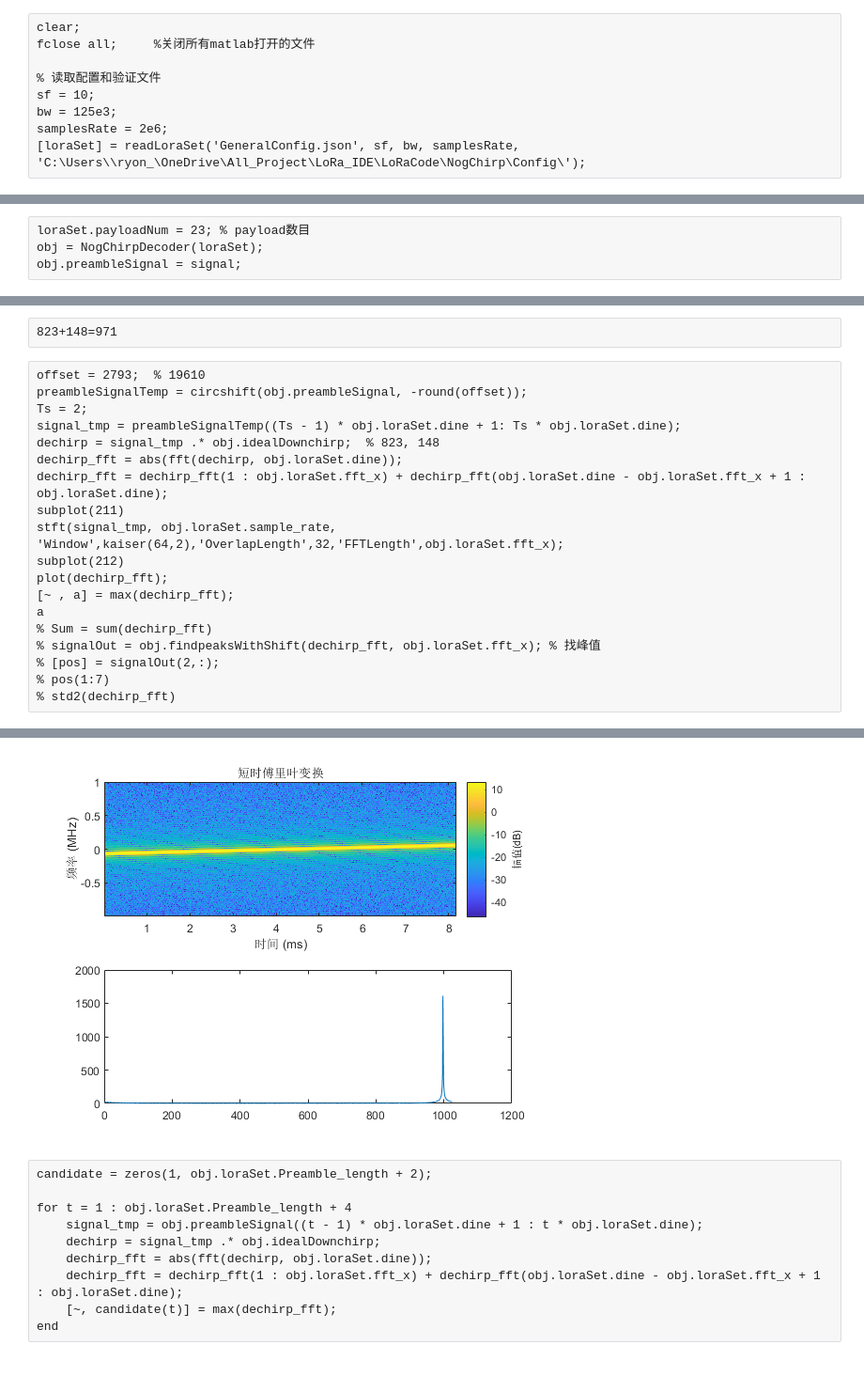
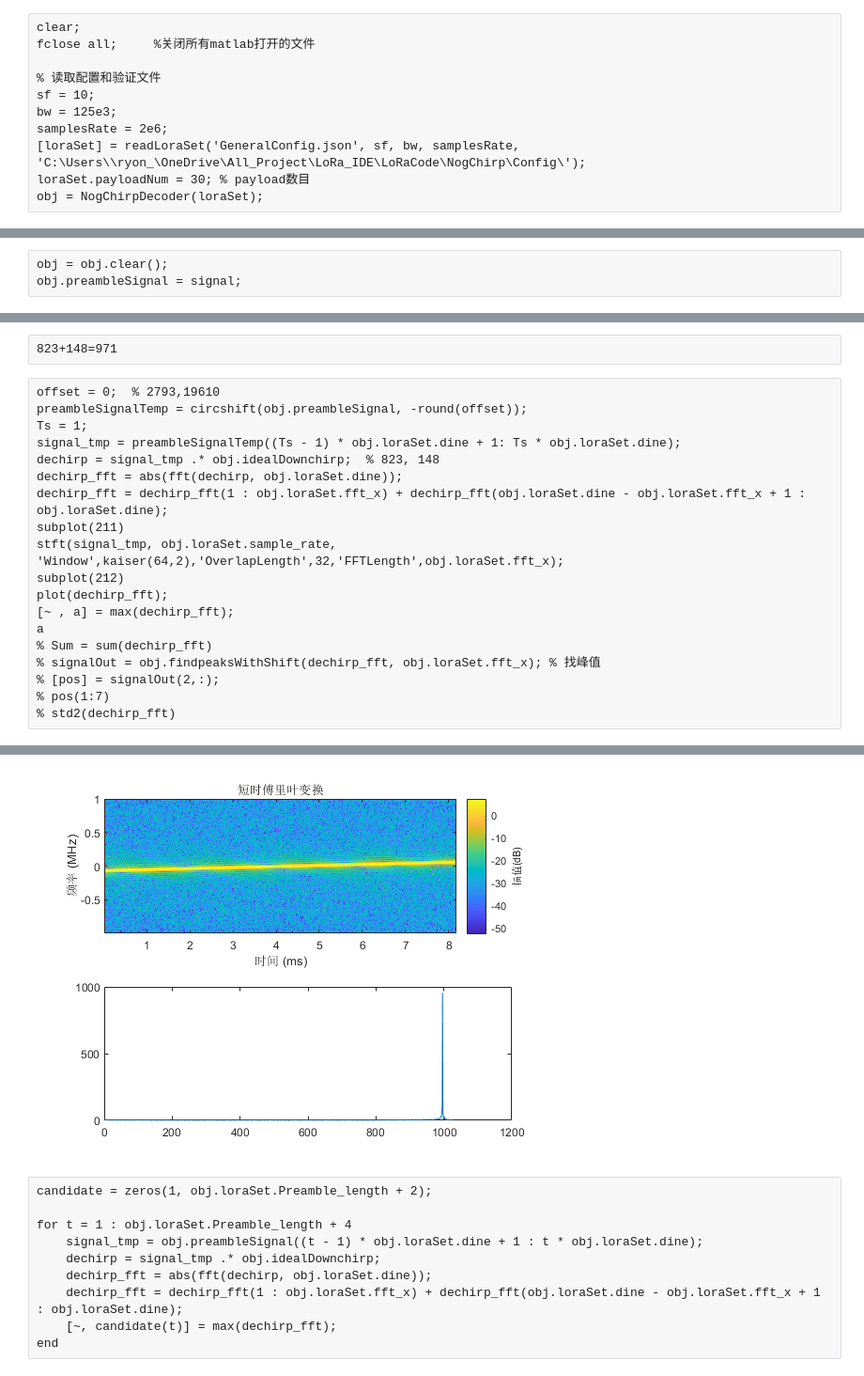
Before and after one commit to RyonGloria/NogChirp, a Jupyter notebook: Experiment/NogChirpDecoder/decode.ipynb, the cells around one changed output, grey strips where cells are left out. Shown at 94% size. Cells and saved outputs as stored; diff of their text form.

```diff
--- a/Experiment/NogChirpDecoder/decode.ipynb
+++ b/Experiment/NogChirpDecoder/decode.ipynb
@@ -7,5 +7,7 @@ sf = 10;
 bw = 125e3;
 samplesRate = 2e6;
 [loraSet] = readLoraSet('GeneralConfig.json', sf, bw, samplesRate, 'C:\Users\\ryon_\OneDrive\All_Project\LoRa_IDE\LoRaCode\NogChirp\Config\');
+loraSet.payloadNum = 30; % payload数目
+obj = NogChirpDecoder(loraSet);
 # %%
 % 读取文件夹下采样值文件
@@ -16,8 +18,7 @@ fileIn = dir(fullfile(fileDir, '*.sigmf-data'));
 # %% [markdown]
 16384=0.008192*2e6
 # %%
-loraSet.payloadNum = 23; % payload数目
-obj = NogChirpDecoder(loraSet);
+obj = obj.clear();
 obj.preambleSignal = signal;
 # %%
 stft(signal(1:40*obj.loraSet.dine), obj.loraSet.sample_rate, 'Window',kaiser(64,2),'OverlapLength',32,'FFTLength',obj.loraSet.fft_x);
@@ -36,9 +37,9 @@ ans =
 # %%
 823+148=971
 # %%
-offset = 2793;  % 19610
+offset = 0;  % 2793,19610
 preambleSignalTemp = circshift(obj.preambleSignal, -round(offset));
-Ts = 2;
+Ts = 1;
 signal_tmp = preambleSignalTemp((Ts - 1) * obj.loraSet.dine + 1: Ts * obj.loraSet.dine);
 dechirp = signal_tmp .* obj.idealDownchirp;  % 823, 148
 dechirp_fft = abs(fft(dechirp, obj.loraSet.dine));
@@ -61,4 +62,4 @@ a =
-[figure, old version]
+[figure, new version]
 # %%
 candidate = zeros(1, obj.loraSet.Preamble_length + 2);
 
```
Also changed, not shown: parts of 9 cells of this notebook, 5 other files.
